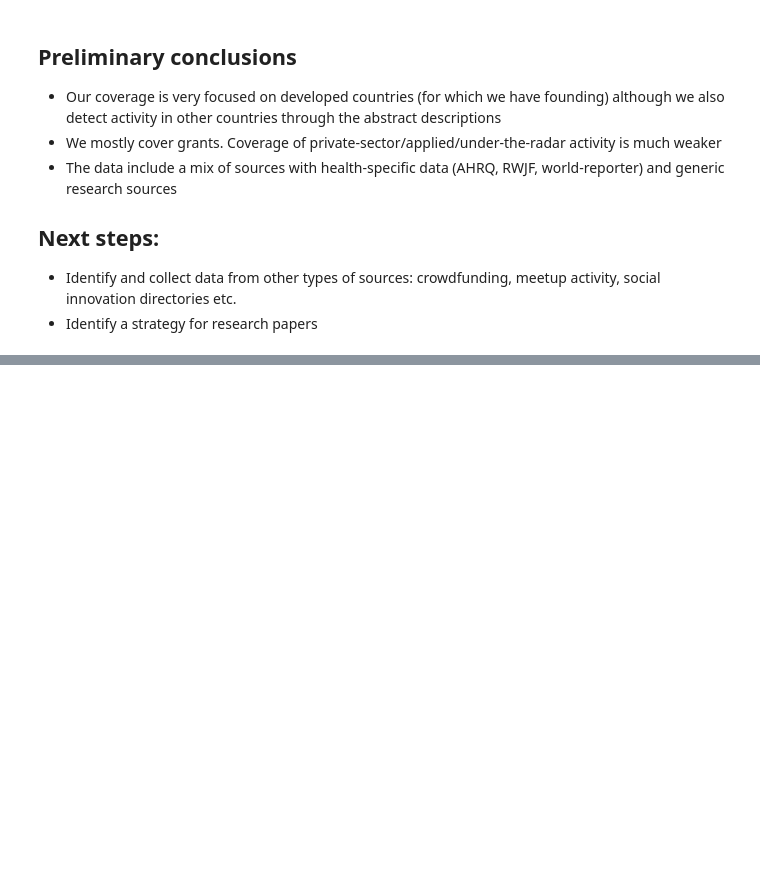
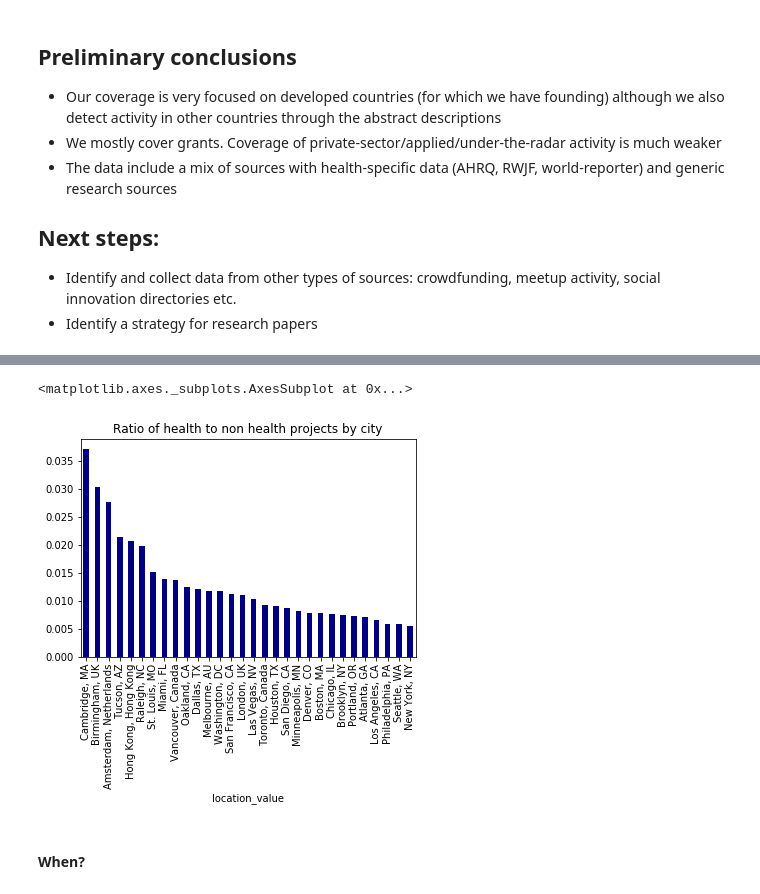
Before and after one commit to Juan-Mateos/rwjf, a Jupyter notebook: notebooks/rwjf_data_exploration.ipynb, the cells around one changed output, grey strips where cells are left out. Cells and saved outputs as stored; diff of their text form; code cells hidden in the pictures; blank space fills up the shorter version.

```diff
--- a/notebooks/rwjf_data_exploration.ipynb
+++ b/notebooks/rwjf_data_exploration.ipynb
@@ -353,0 +560,5 @@ Dates are a mess
+# %%
+for x in health_categories.index[:15]:
+    print(x)
+    print('====')
+    sample_obs(kdf.loc[(kdf.category_value==x) & (kdf.healthy==True)],'blurb',sample_size=2,text_length=500)
@@ -353,0 +638,14 @@ Dates are a mess
+# %%
+#Extract location value
+kdf['location_value'] = [val['short_name'] if pd.isnull(val)==False else np.nan for val in kdf['location']]
+# %%
+health_cities = pd.crosstab(kdf['location_value'],kdf['healthy']).sort_values(True,ascending=False)[:30]
+# %%
+health_cities['ratio'] = health_cities.apply(lambda x: x[True]/x[False],axis=1)
+# %%
+health_cities.sort_values('ratio',ascending=False)['ratio'].plot.bar(color='navy',title='Ratio of health to non health projects by city')
+# %% [output]
+<matplotlib.axes._subplots.AxesSubplot at 0x...>
+[figure, added]
+# %% [markdown]
+#### When?
```
Also changed, not shown: parts of 51 cells of this notebook, 2 other files.
